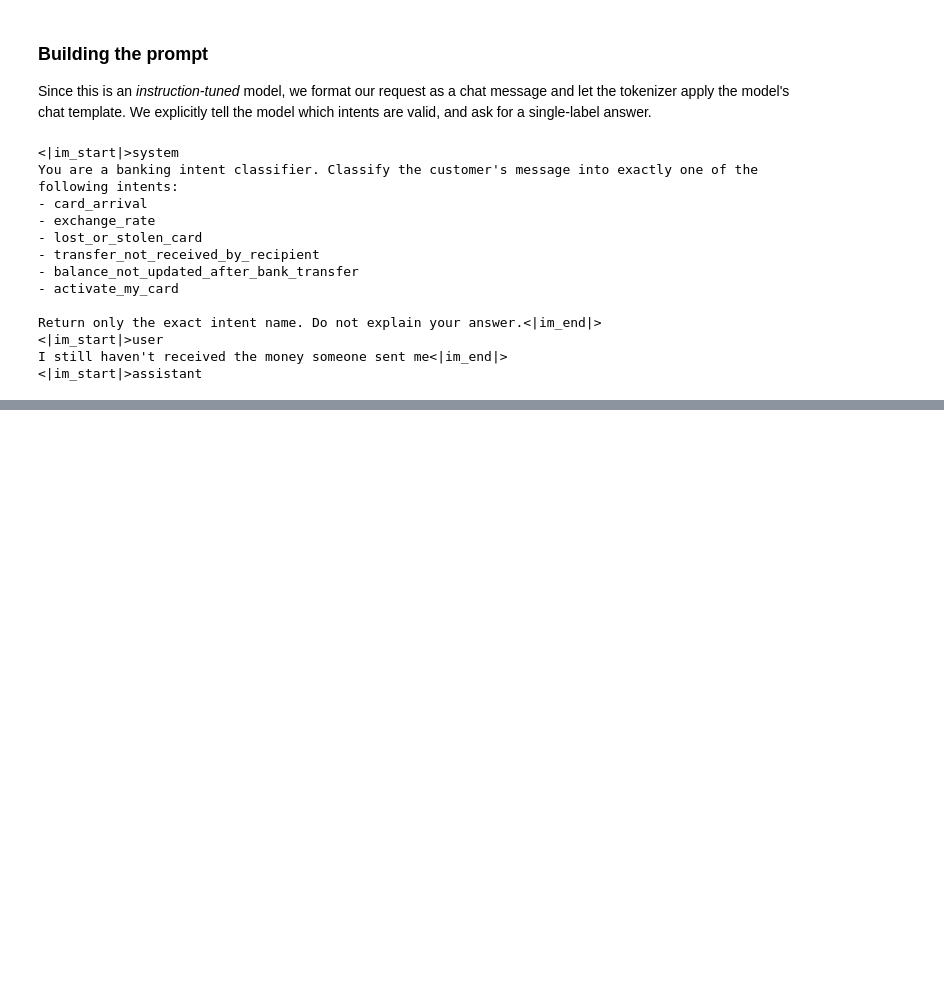
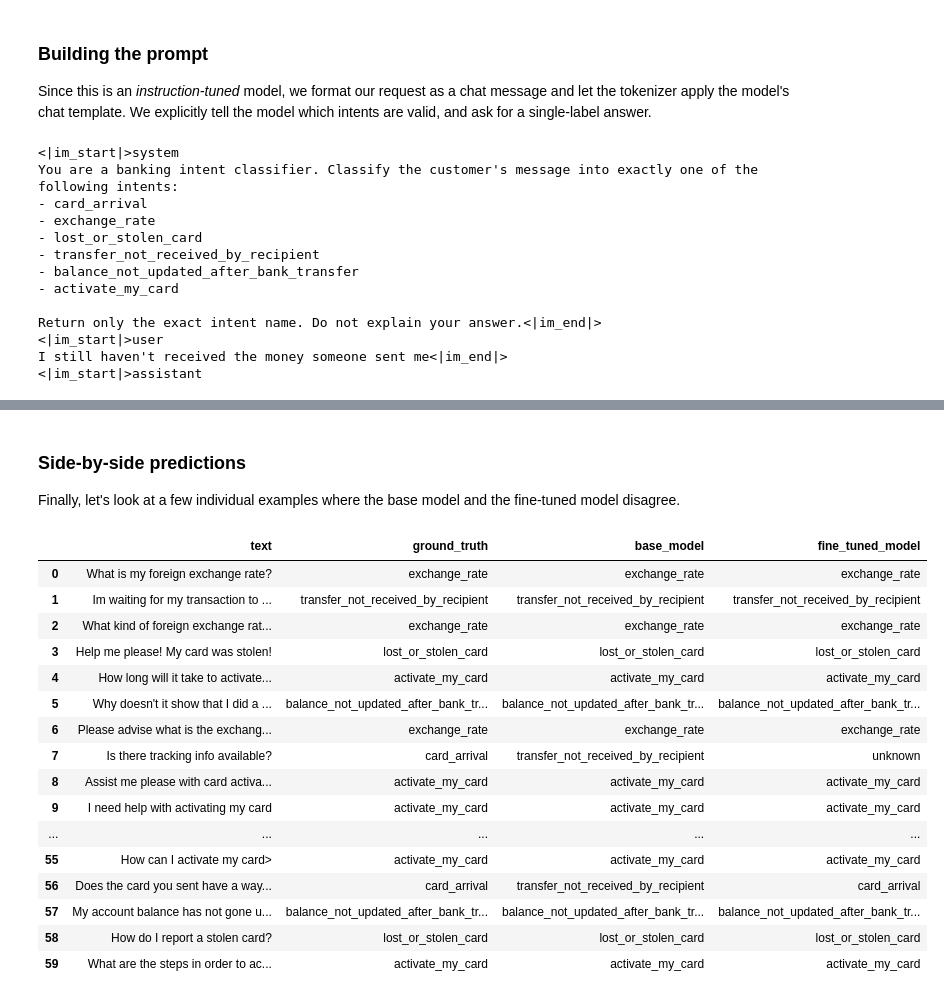
Before and after one commit to SoheilMehrizi/Banking-Ticket-Intent-Classification-with-LoRA-PEFT, a Jupyter notebook: main.ipynb, the cells around one changed output, grey strips where cells are left out. Cells and saved outputs as stored; diff of their text form; code cells hidden in the pictures; blank space fills up the shorter version.

```diff
--- a/main.ipynb
+++ b/main.ipynb
@@ -447,0 +804,12 @@ print(f"Base model full-test accuracy: {base_full_accuracy:.2%}")
+# %%
+print("FINE-TUNED PREDICTIONS (after LoRA fine-tuning)\n")
+
+for example in test_dataset.select(range(8)):
+    text = example["text"]
+    ground_truth = id_to_label[example["label"]]
+    prediction = generate_intent(peft_model, text)
+
+    print(f"Input:        {text}")
+    print(f"Prediction:   {prediction}")
+    print(f"Ground truth: {ground_truth}")
+    print("-" * 60)
@@ -447,0 +905,34 @@ print(f"Base model full-test accuracy: {base_full_accuracy:.2%}")
+# %% [markdown]
+### Side-by-side predictions
+
+Finally, let's look at a few individual examples where the base model and the fine-tuned model disagree.
+# %%
+comparison_rows = []
+for example, base_p, ft_p in zip(test_dataset, base_pred, ft_pred):
+    comparison_rows.append({
+        "text": example["text"],
+        "ground_truth": id_to_label[example["label"]],
+        "base_model": base_p,
+        "fine_tuned_model": ft_p,
+    })
+
+comparison_table = pd.DataFrame(comparison_rows)
+comparison_table
+# %% [output]
+|  | text | ground_truth | base_model | fine_tuned_model |
+| 0 | What is my foreign exchange rate? | exchange_rate | exchange_rate | exchange_rate |
+| 1 | Im waiting for my transaction to ... | transfer_not_received_by_recipient | transfer_not_received_by_recipient | transfer_not_received_by_recipient |
+| 2 | What kind of foreign exchange rat... | exchange_rate | exchange_rate | exchange_rate |
+| 3 | Help me please! My card was stolen! | lost_or_stolen_card | lost_or_stolen_card | lost_or_stolen_card |
+| 4 | How long will it take to activate... | activate_my_card | activate_my_card | activate_my_card |
+| 5 | Why doesn't it show that I did a ... | balance_not_updated_after_bank_tr... | balance_not_updated_after_bank_tr... | balance_not_updated_after_bank_tr... |
+| 6 | Please advise what is the exchang... | exchange_rate | exchange_rate | exchange_rate |
+| 7 | Is there tracking info available? | card_arrival | transfer_not_received_by_recipient | unknown |
+| 8 | Assist me please with card activa... | activate_my_card | activate_my_card | activate_my_card |
+| 9 | I need help with activating my card | activate_my_card | activate_my_card | activate_my_card |
+| ... | ... | ... | ... | ... |
+| 55 | How can I activate my card> | activate_my_card | activate_my_card | activate_my_card |
+| 56 | Does the card you sent have a way... | card_arrival | transfer_not_received_by_recipient | card_arrival |
+| 57 | My account balance has not gone u... | balance_not_updated_after_bank_tr... | balance_not_updated_after_bank_tr... | balance_not_updated_after_bank_tr... |
+| 58 | How do I report a stolen card? | lost_or_stolen_card | lost_or_stolen_card | lost_or_stolen_card |
+| 59 | What are the steps in order to ac... | activate_my_card | activate_my_card | activate_my_card |
```
Also changed, not shown: parts of 41 cells of this notebook.
